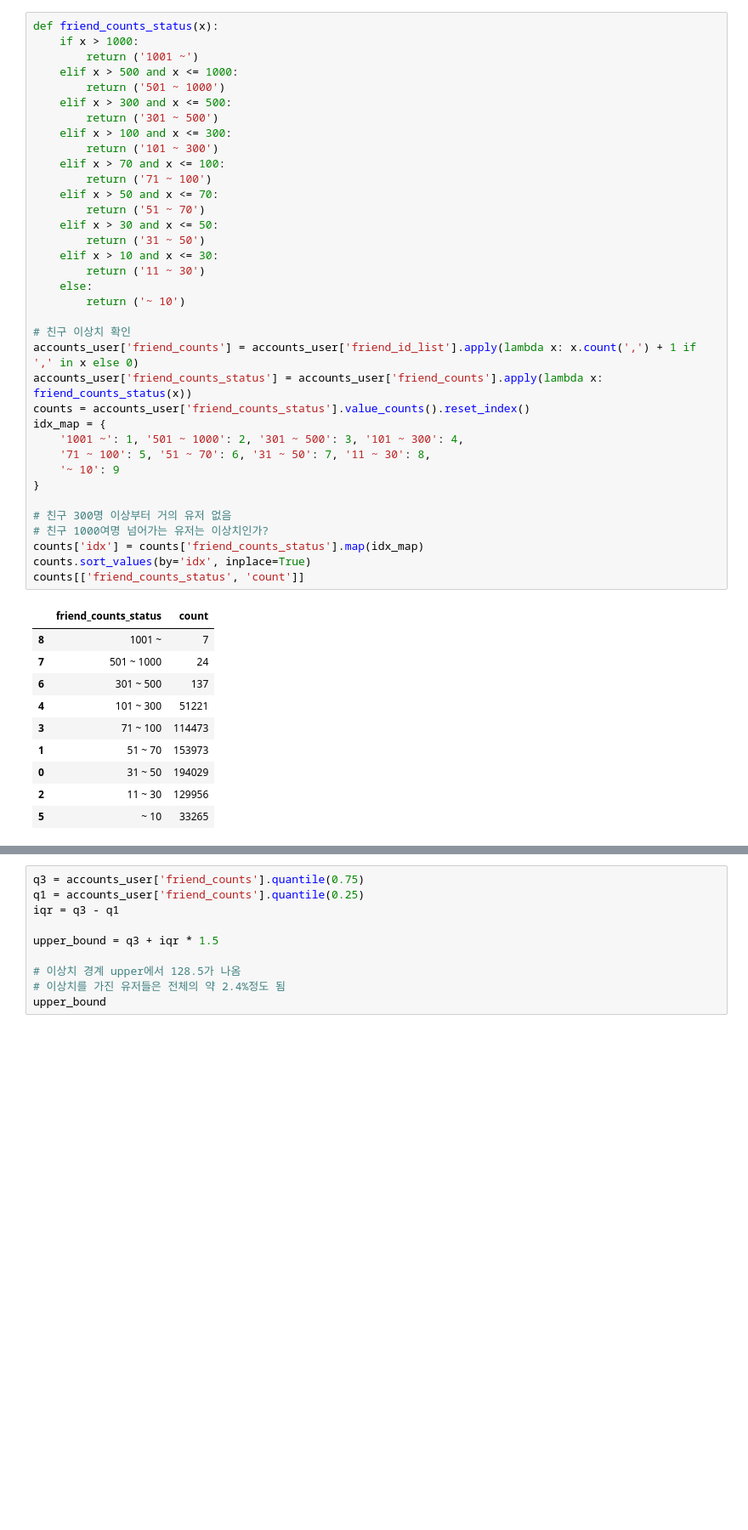
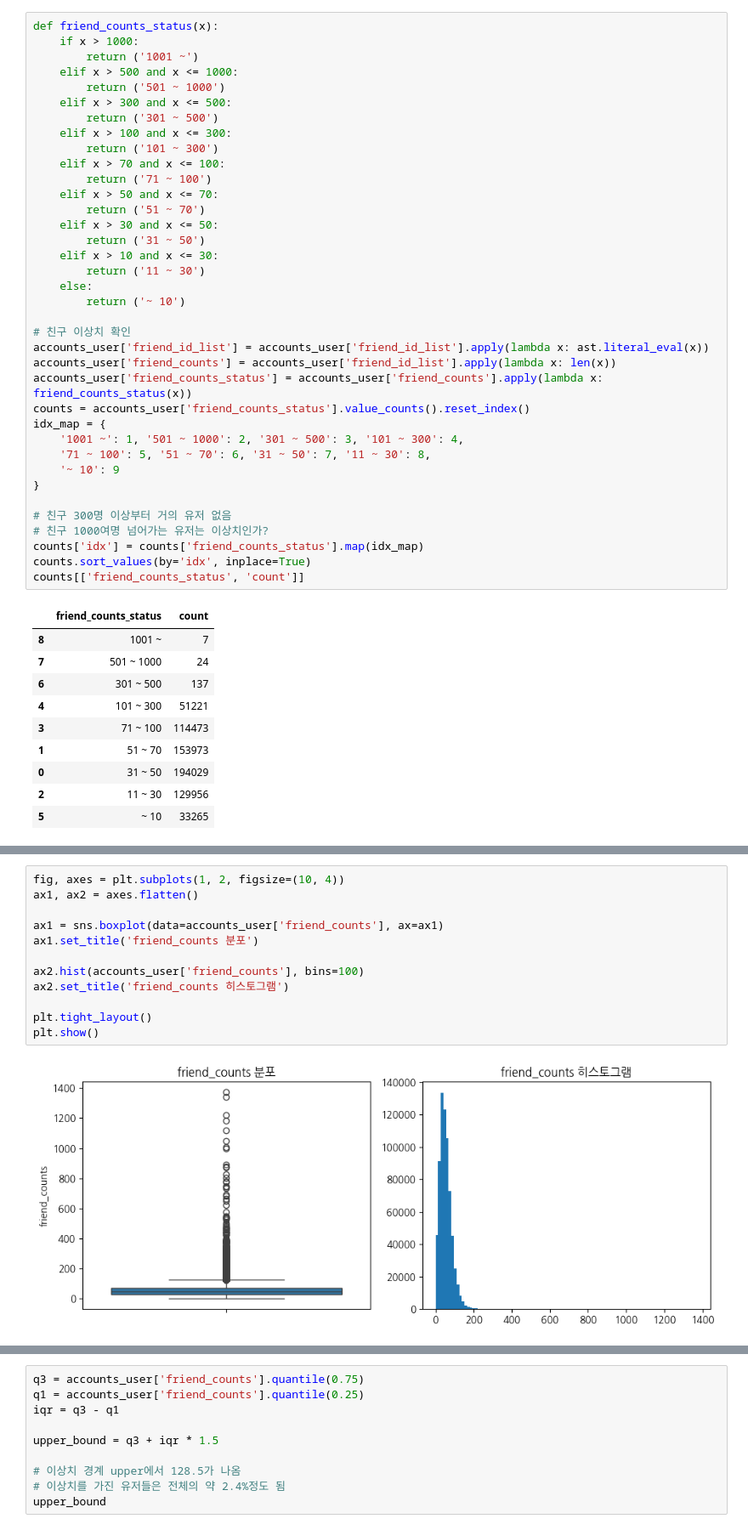
Before and after one commit to EtheriumArchive/Codeit_project, a Jupyter notebook: eda_eunsu_v3.ipynb, the cells around one changed output, grey strips where cells are left out. Shown at 85% size. Cells and saved outputs as stored; diff of their text form; blank space fills up the shorter version.

```diff
--- a/eda_eunsu_v3.ipynb
+++ b/eda_eunsu_v3.ipynb
@@ -1296,7 +1266,8 @@ def friend_counts_status(x):
         return ('~ 10')
 
 # 친구 이상치 확인
-accounts_user['friend_counts'] = accounts_user['friend_id_list'].apply(lambda x: x.count(',') + 1 if ',' in x else 0)
+accounts_user['friend_id_list'] = accounts_user['friend_id_list'].apply(lambda x: ast.literal_eval(x))
+accounts_user['friend_counts'] = accounts_user['friend_id_list'].apply(lambda x: len(x))
 accounts_user['friend_counts_status'] = accounts_user['friend_counts'].apply(lambda x: friend_counts_status(x))
 counts = accounts_user['friend_counts_status'].value_counts().reset_index()
 idx_map = {
@@ -1328,0 +1295,14 @@ plt.show()
+# %%
+fig, axes = plt.subplots(1, 2, figsize=(10, 4))
+ax1, ax2 = axes.flatten()
+
+ax1 = sns.boxplot(data=accounts_user['friend_counts'], ax=ax1)
+ax1.set_title('friend_counts 분포')
+
+ax2.hist(accounts_user['friend_counts'], bins=100)
+ax2.set_title('friend_counts 히스토그램')
+
+plt.tight_layout()
+plt.show()
+# %% [output]
+[figure, added]
```
Also changed, not shown: parts of 108 cells of this notebook.
